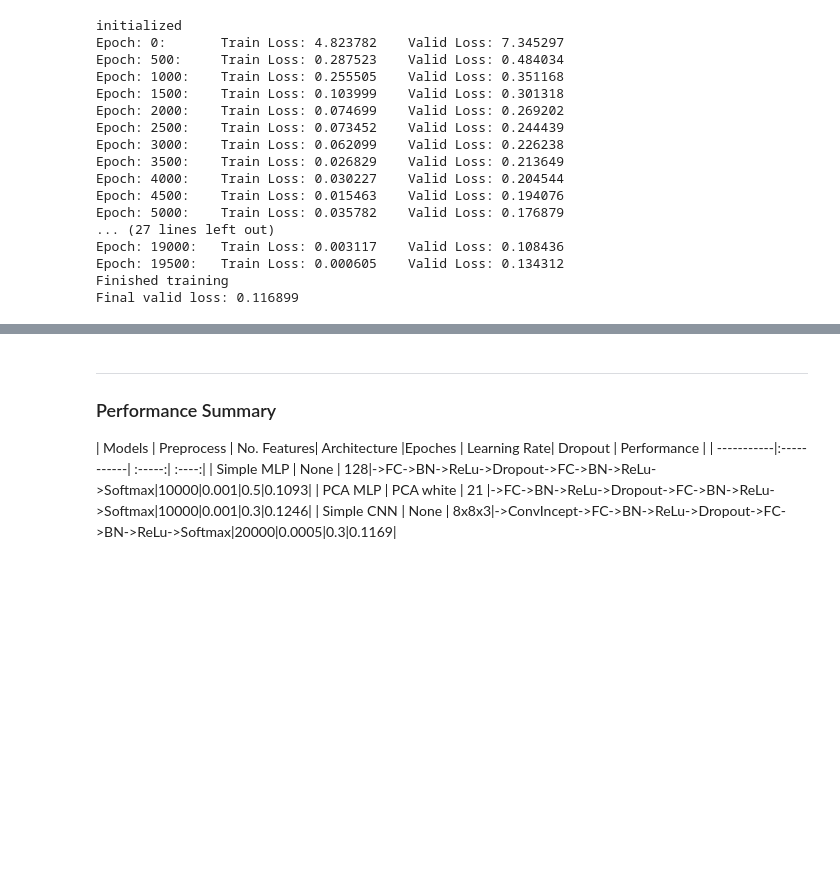
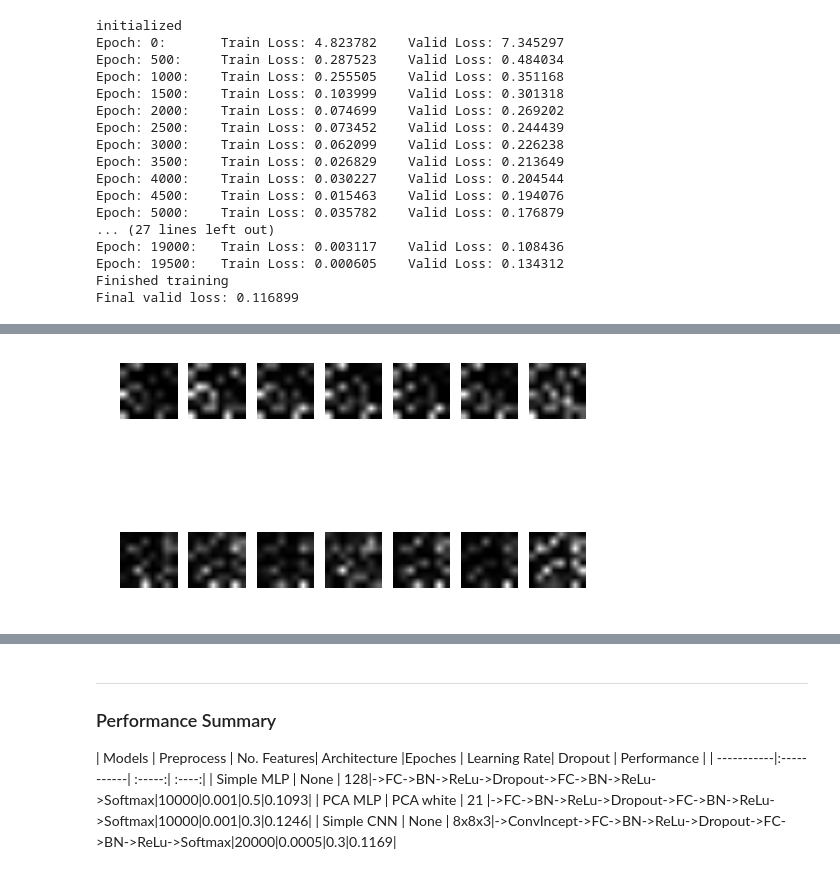
Before and after one commit to zhongyuk/CNNplayground, a Jupyter notebook: leaf/notebooks/explore1-csv.ipynb, the cells around one changed output, grey strips where cells are left out. Drawn from its saved outputs; the diff is of its cells as text; code cells hidden in the pictures; blank space fills up the shorter version.

```diff
--- a/leaf/notebooks/explore1-csv.ipynb
+++ b/leaf/notebooks/explore1-csv.ipynb
@@ -416,0 +493,4 @@ Final valid loss: 0.116899
+# %%
+plot_as_gray(leaf0samples, leaf1samples, 1)
+# %% [output]
+[figure, added]
```
Also changed, not shown: parts of 14 cells of this notebook.
